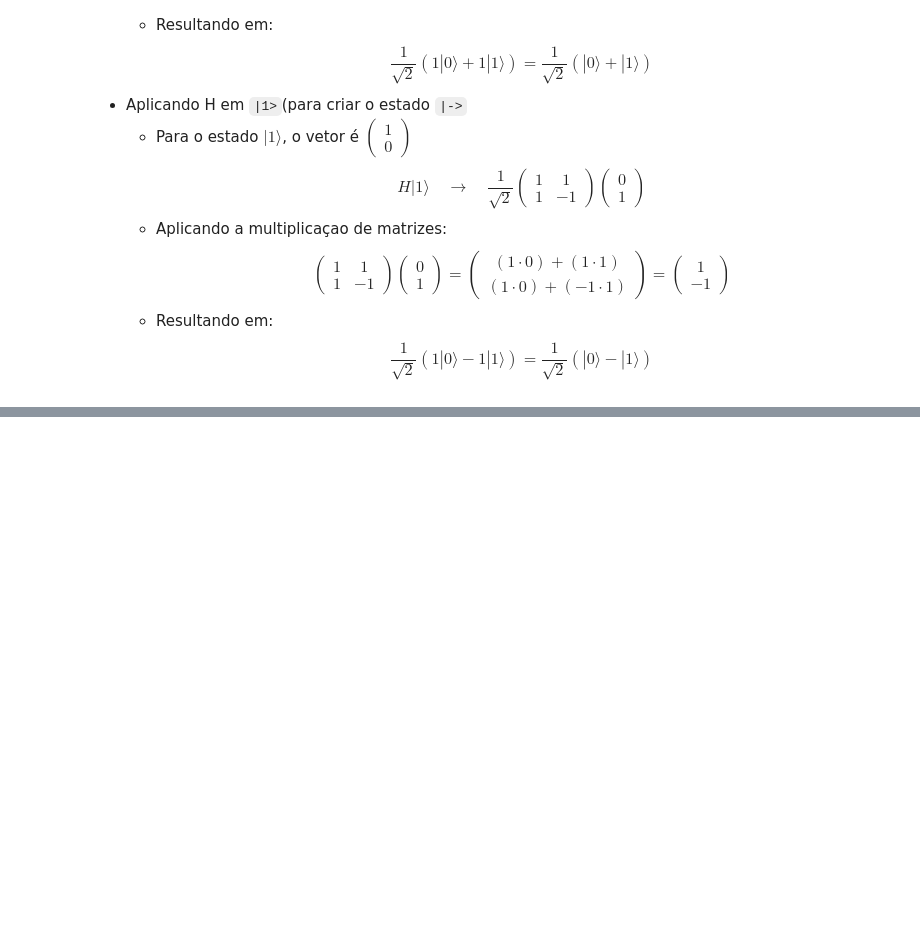
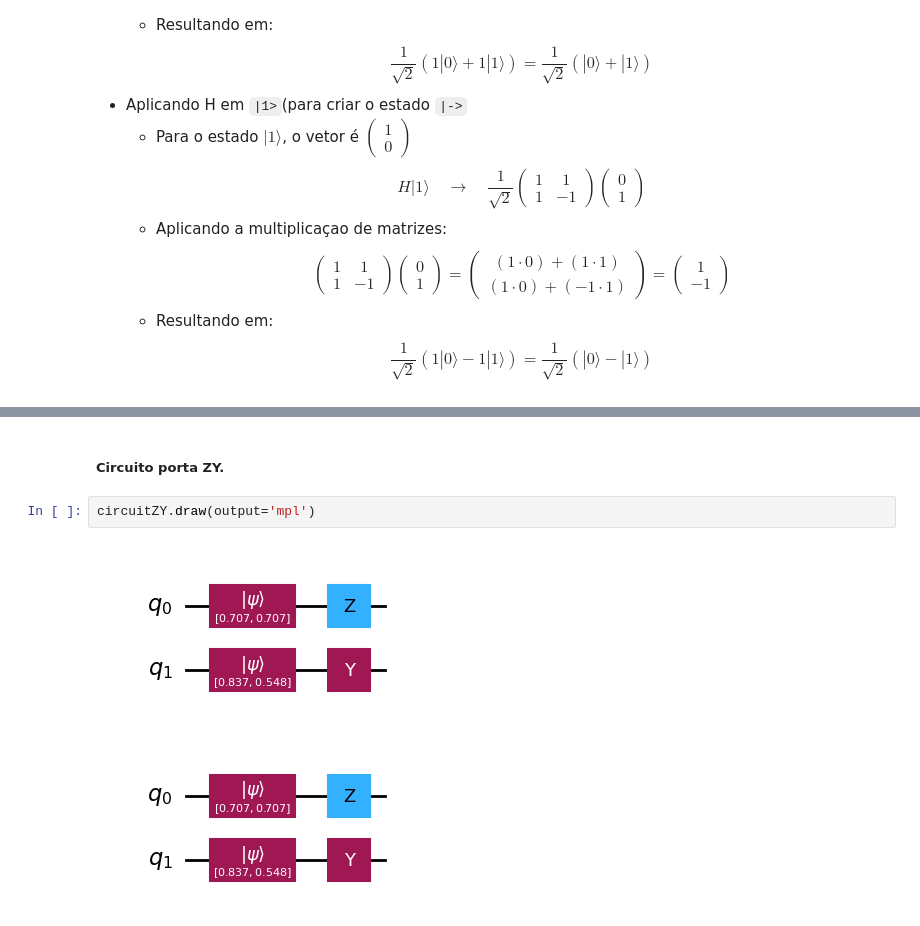
Before and after one commit to joaomoraski/quantum-computing-thesis, a Jupyter notebook: artigos/qiskit-learning.ipynb, the cells around one changed output, grey strips where cells are left out. Cells and saved outputs as stored; diff of their text form; blank space fills up the shorter version.

```diff
--- a/artigos/qiskit-learning.ipynb
+++ b/artigos/qiskit-learning.ipynb
@@ -369,0 +383,7 @@ Essas combinaçoes sao bem uteis quando formor criar portas que nao estao presen
+# %% [markdown]
+##### Circuito porta ZY.
+# %%
+circuitZY.draw(output='mpl')
+# %% [output]
+[figure, added]
+[figure, added]
```
Also changed, not shown: parts of 17 cells of this notebook.
